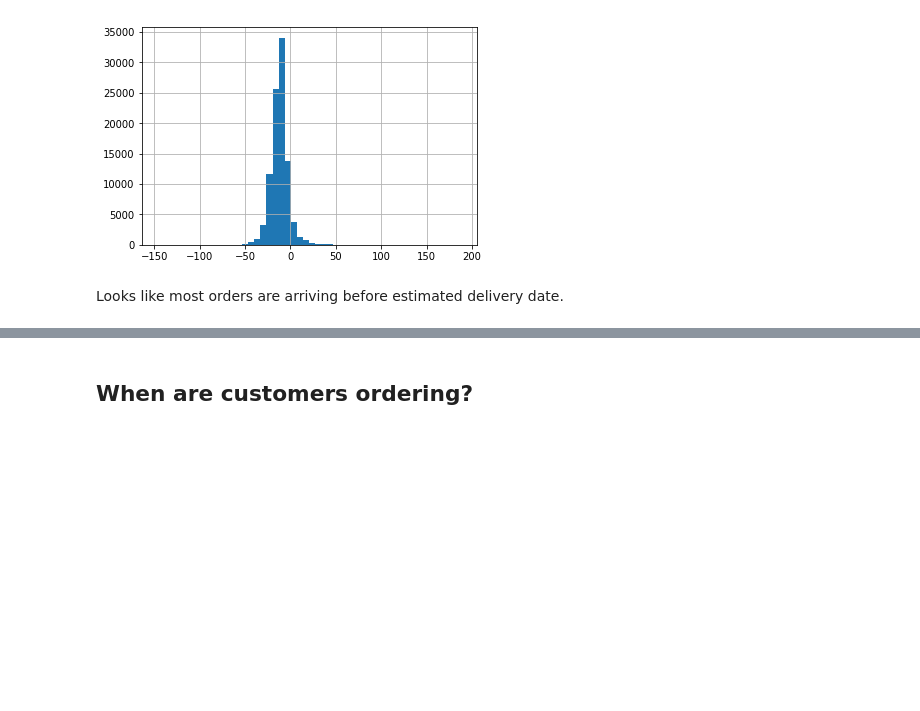
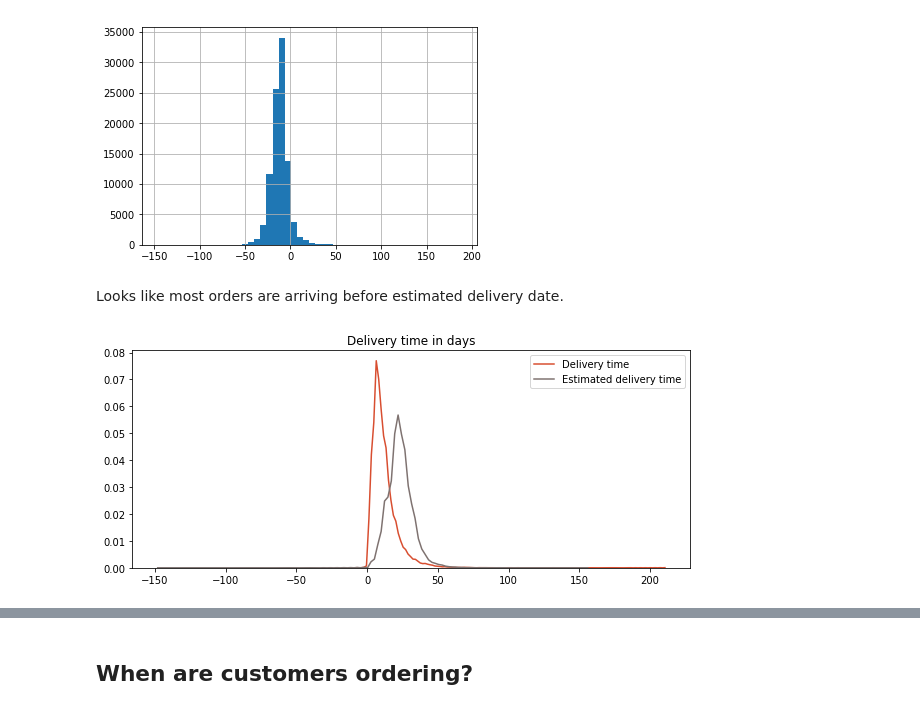
Before and after one commit to axiaosun/Olist_Ecommerce_Data_Analysis, a Jupyter notebook: ECommerce_Olist.ipynb, the cells around one changed output, grey strips where cells are left out. Saved outputs shown, nothing was run; the diff lists cells and outputs as text; code cells hidden in the pictures; blank space fills up the shorter version.

```diff
--- a/ECommerce_Olist.ipynb
+++ b/ECommerce_Olist.ipynb
@@ -488,3 +502,15 @@ orders['days_variance'].hist(bins = 50)
 [figure]
 # %% [markdown]
 Looks like most orders are arriving before estimated delivery date.
+# %%
+# Calculate differences in hours
+orders['delivery_time'] = (orders['order_delivered_customer_date'] - orders['order_approved_at']).dt.total_seconds() / 86400
+orders['estimated_delivery_time'] = (orders['order_estimated_delivery_date'] - orders['order_approved_at']).dt.total_seconds() / 86400
+
+# Delivery estimated time and actual delivery time
+plt.figure(figsize=(10,4))
+plt.title("Delivery time in days")
+ax1 = sns.kdeplot(orders['delivery_time'].dropna(), color="#D84E30", label='Delivery time')
+ax2 = sns.kdeplot(orders['estimated_delivery_time'].dropna(), color="#7E7270", label='Estimated delivery time')
+# %% [output]
+[figure, added]
```
Also changed, not shown: parts of 11 cells of this notebook.
